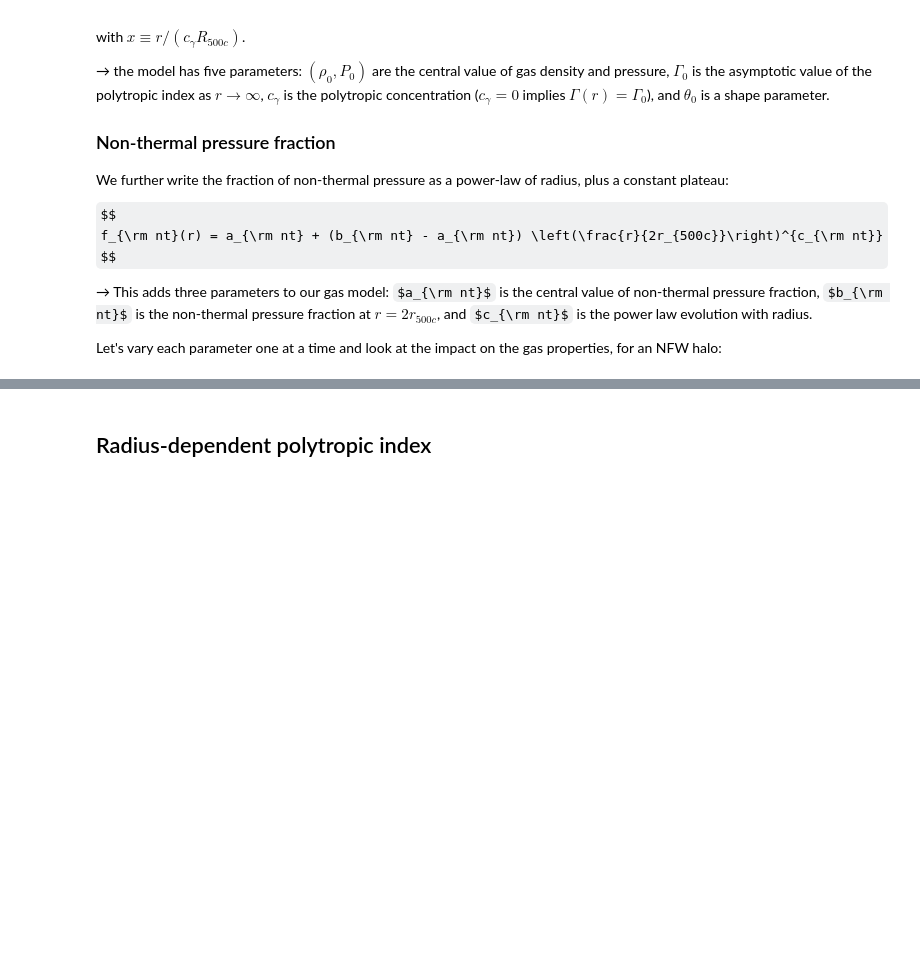
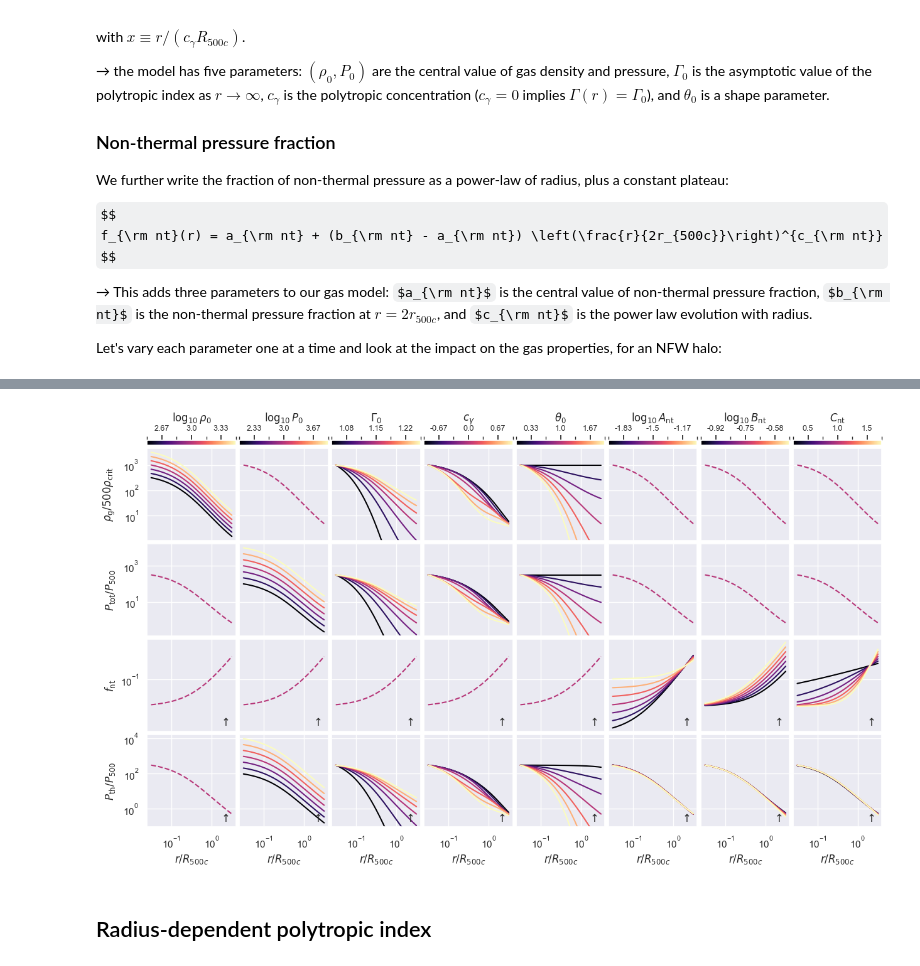
Before and after one commit to fkeruzore/picasso, a Jupyter notebook: docs/notebooks/plot_model_params.ipynb, the cells around one changed output, grey strips where cells are left out. Saved outputs shown, nothing was run; the diff lists cells and outputs as text; code cells hidden in the pictures; some formulas as TeX source; blank space fills up the shorter version.

Commit message:
move model plotting functions from notebook to submodule

```diff
--- a/docs/notebooks/plot_model_params.ipynb
+++ b/docs/notebooks/plot_model_params.ipynb
@@ -82,0 +1,9 @@ class NFW:
+# %%
+import jax.numpy as jnp
+import matplotlib.pyplot as plt
+
+from picasso.utils.plots import plot_impact_model_params, plot_Gamma_r
+
+import seaborn as sns
+sns.set_style("darkgrid")
+sns.set_theme("notebook")
@@ -267,2 +60,7 @@ maxCacheSize: 10.67 GB
+# %%
+fig = plot_impact_model_params(n_curves=7, cmapname="magma")
+fig.show()
+# %% [output]
+[figure, added]
 # %% [markdown]
 ## Radius-dependent polytropic index
```
Also changed, not shown: parts of 6 cells of this notebook, 1 other file.
